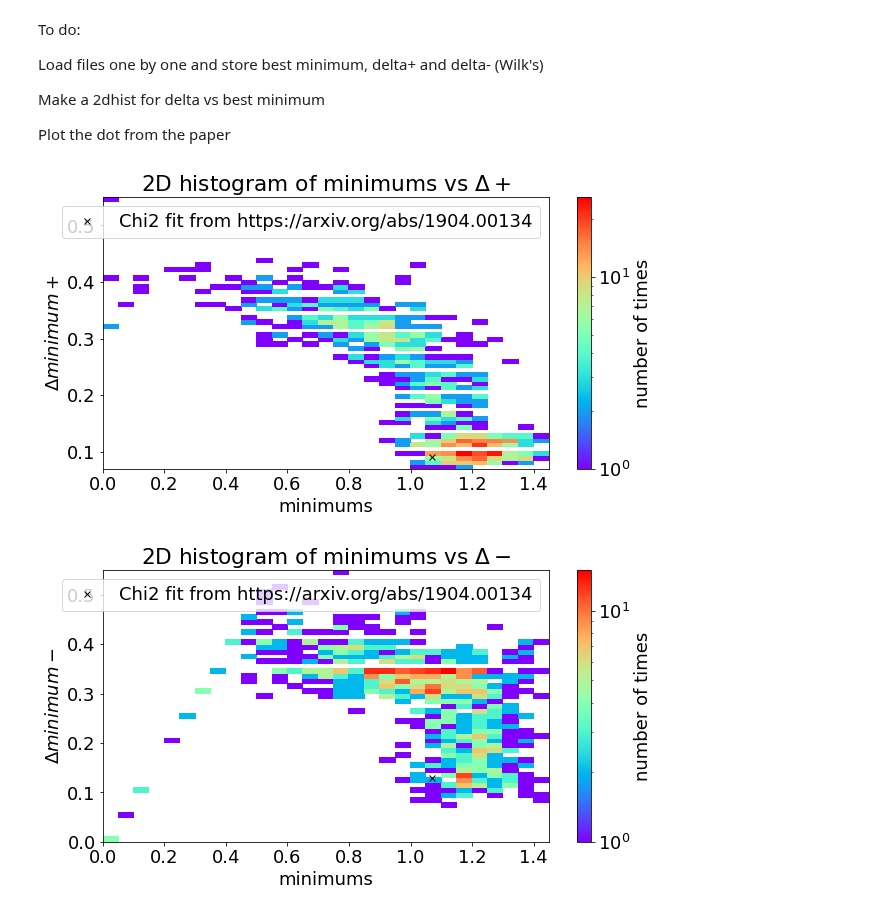
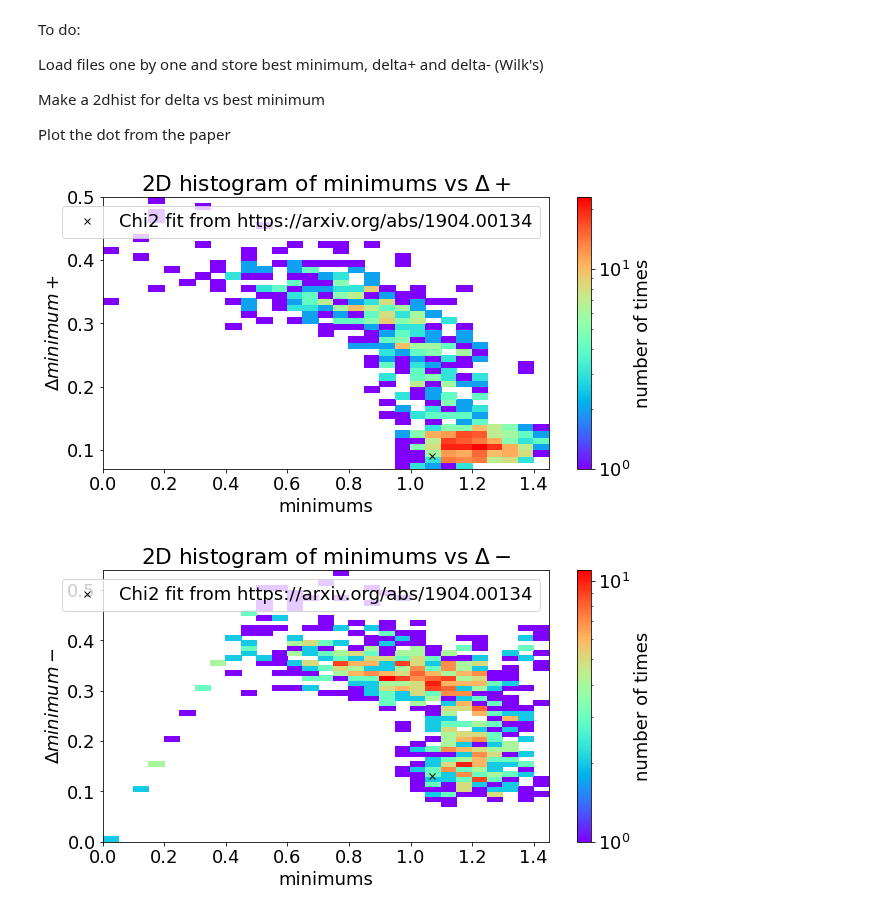
Before and after one commit to R-Grau/EBLpy, a Jupyter notebook: EBL_fit_MC_viewer.ipynb, the cells around one changed output. Drawn from its saved outputs; the diff is of its cells as text; code cells hidden in the pictures.

Commit message:
Fix the mistake where MAGIC had 5 wobbles instead of 4

```diff
--- a/EBL_fit_MC_viewer.ipynb
+++ b/EBL_fit_MC_viewer.ipynb
@@ -144,7 +144,7 @@ def extract(ds):
     alphas = ds['alphas'][:]
     return chisqs,alphas
 
-loc = Path('/data/magic/users-ifae/rgrau/EBL-splines/EBL1000_LP(0.01)_LP_MAGIC_with_0.04_Systematics2')
+loc = Path('/data/magic/users-ifae/rgrau/EBL-splines/EBL1000_PWL_LP_MAGIC_with_0.04_Systematics_4w')
 # files = sorted([f for f in loc.glob("EBL*2022050916*.hdf5")]) #PWL_LP starting at alpha = 1 (16 alpha = 1, 11 alpha = 2)
 files = sorted([f for f in loc.glob("EBL*.hdf5")]) #all the others but PWL_LP
 # files = sorted(['/data/magic/users-ifae/rgrau/EBL-splines/EBL50_PWL_MBPWL_5knots/EBL_mult_nit0of50_202205111529.hdf5','/data/magic/users-ifae/rgrau/EBL-splines/EBL50_PWL_MBPWL_5knots/EBL_mult_nit2of50_202205111530.hdf5', '/data/magic/users-ifae/rgrau/EBL-splines/EBL50_PWL_MBPWL_5knots/EBL_mult_nit3of50_202205111529.hdf5'])
@@ -732,7 +732,7 @@ def extract(ds):
     alphas = ds['alphas'][:]
     return chisqs,alphas
 
-loc = Path('/data/magic/users-ifae/rgrau/EBL-splines/EBL1000_LP(0.01)_LP_MAGIC_with_0.04_Systematics2')
+loc = Path('/data/magic/users-ifae/rgrau/EBL-splines/EBL1000_LP(0.01)_LP_MAGIC_with_0.04_Systematics_4w')
 # files = sorted([f for f in loc.glob("EBL*2022050916*.hdf5")]) #PWL_LP starting at alpha = 1 (16 alpha = 1, 11 alpha = 2)
 files = sorted([f for f in loc.glob("EBL*.hdf5")]) #all the others but PWL_LP
 # files = sorted(['/data/magic/users-ifae/rgrau/EBL-splines/EBL50_PWL_MBPWL_5knots/EBL_mult_nit0of50_202205111529.hdf5','/data/magic/users-ifae/rgrau/EBL-splines/EBL50_PWL_MBPWL_5knots/EBL_mult_nit2of50_202205111530.hdf5', '/data/magic/users-ifae/rgrau/EBL-splines/EBL50_PWL_MBPWL_5knots/EBL_mult_nit3of50_202205111529.hdf5'])
@@ -785,19 +785,22 @@ for i in range(len(chisqs_iter)):
     deltams.append(np.round(interpx[np.argmin(chis_new)] - lower_bound_1s, decimals = 4))
 # %%
 fig, ax = plt.subplots()
-h = ax.hist2d(minimums, deltaps, bins=[int(np.round((np.min(minimums)+np.max(minimums))/step)), int(np.round((np.min(deltaps)+np.max(deltaps))/0.01))], norm = colors.LogNorm(), cmap = "rainbow", label="histogram of minimums and delta+")
+binsmins = np.round(np.arange(np.min(minimums), np.max(minimums)+0.05, 0.05), decimals = 2)
+binsdeltaps = np.round(np.arange(np.min(deltaps), np.max(deltaps)+0.01, 0.01), decimals = 2)
+h = ax.hist2d(minimums, deltaps, bins=[binsmins, binsdeltaps], norm = colors.LogNorm(), cmap = "rainbow", label="histogram of minimums and delta+") #[int(np.round((np.min(minimums)+np.max(minimums))/step)), int(np.round((np.min(deltaps)+np.max(deltaps))/0.01))]
 ax.set_xlabel('minimums')
 plt.plot(1.07, 0.09, 'x', label= "Chi2 fit from https://arxiv.org/abs/1904.00134", color = 'black')
 ax.set_ylabel(r'$\Delta minimum +$')
 ax.legend()
 fig.colorbar(h[3], ax=ax, label="number of times")
 ax.set_title(r"2D histogram of minimums vs $\Delta +$")
 plt.show()
 # %% [output]
-[figure, old version]
+[figure, new version]
 # %%
 fig, ax = plt.subplots()
-h = ax.hist2d(minimums, deltams, bins=[int(np.round((np.min(minimums)+np.max(minimums))/step)),int(np.round((np.min(deltams)+np.max(deltams))/0.01))], norm = colors.LogNorm(), cmap = "rainbow", label="histogram of minimums and delta-")
+binsdeltams = np.round(np.arange(np.min(deltams), np.max(deltams)+0.01, 0.01), decimals = 2)
+h = ax.hist2d(minimums, deltams, bins=[binsmins,binsdeltams], norm = colors.LogNorm(), cmap = "rainbow", label="histogram of minimums and delta-")
 ax.set_xlabel('minimums')
 ax.set_ylabel(r'$\Delta minimum -$')
 plt.plot(1.07, 0.13, 'x', label= "Chi2 fit from https://arxiv.org/abs/1904.00134", color = 'black')
@@ -806,4 +809,4 @@ fig.colorbar(h[3], ax=ax, label="number of times")
 ax.set_title(r"2D histogram of minimums vs $\Delta -$")
 plt.show()
 # %% [output]
-[figure, old version]
+[figure, new version]
```
Also changed, not shown: parts of 1 cell of this notebook, 5 other files.
